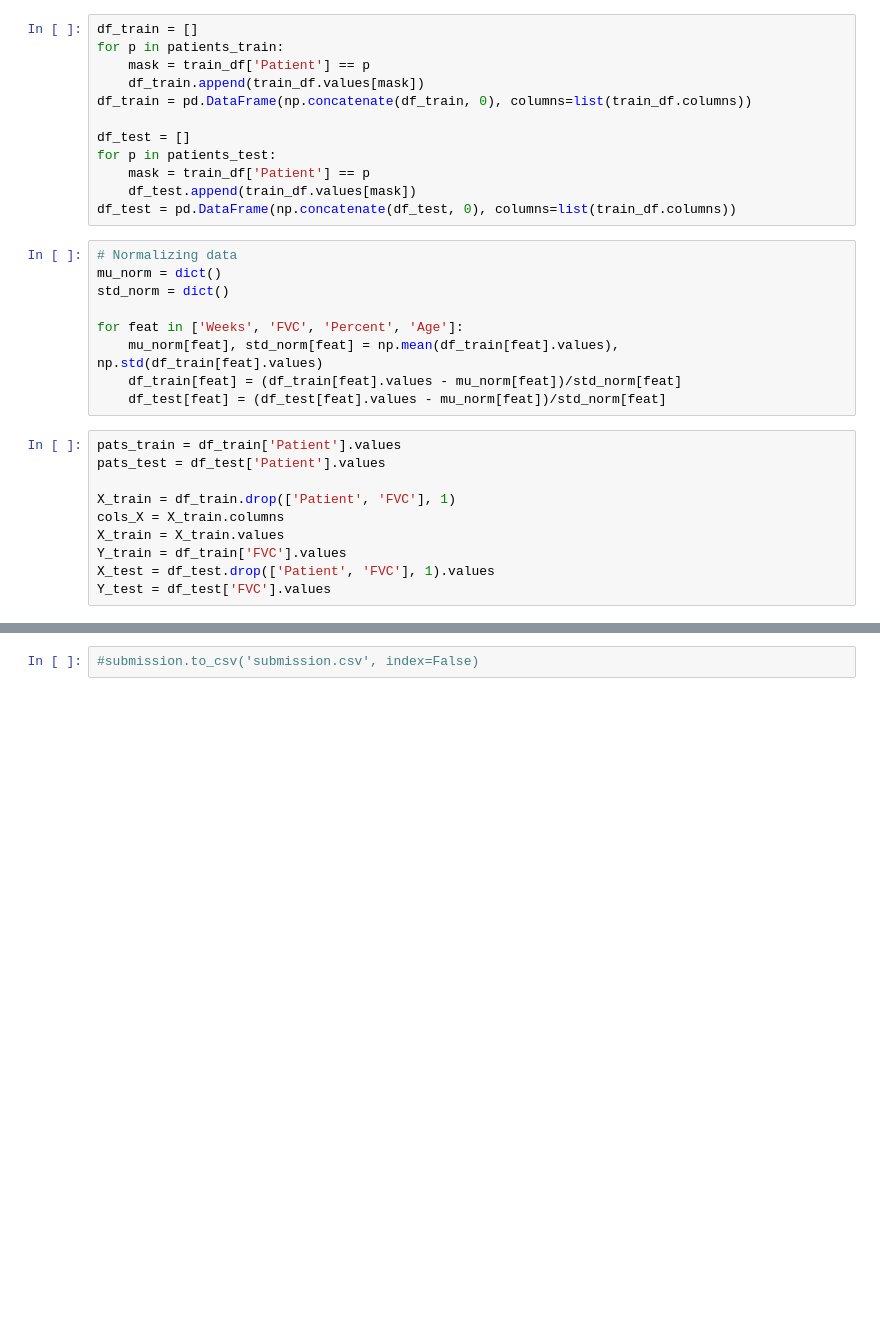
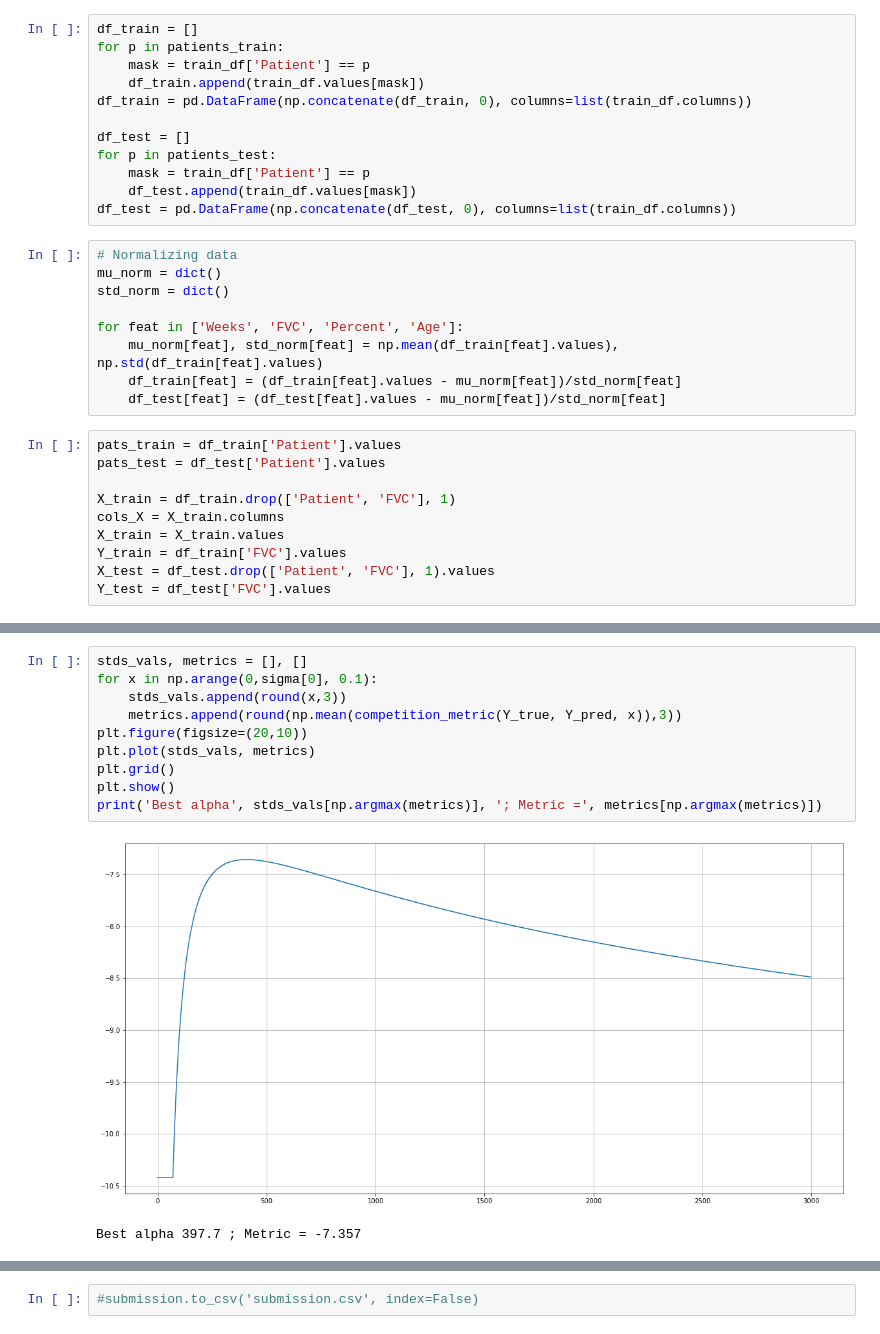
Before and after one commit to javirasu/osic_competition, a Jupyter notebook: notebooks/linear_regression.ipynb, the cells around one changed output, grey strips where cells are left out. Drawn from its saved outputs; the diff is of its cells as text; blank space fills up the shorter version.

```diff
--- a/notebooks/linear_regression.ipynb
+++ b/notebooks/linear_regression.ipynb
@@ -110 +110,14 @@ Test Error 0.24054933152274477
 Competition metric -8.488181720301757
+# %%
+stds_vals, metrics = [], []
+for x in np.arange(0,sigma[0], 0.1):
+    stds_vals.append(round(x,3))
+    metrics.append(round(np.mean(competition_metric(Y_true, Y_pred, x)),3))
+plt.figure(figsize=(20,10))
+plt.plot(stds_vals, metrics)
+plt.grid()
+plt.show()
+print('Best alpha', stds_vals[np.argmax(metrics)], '; Metric =', metrics[np.argmax(metrics)])
+# %% [output]
+[figure, added]
+Best alpha 397.7 ; Metric = -7.357
```
Also changed, not shown: parts of 4 cells of this notebook.
